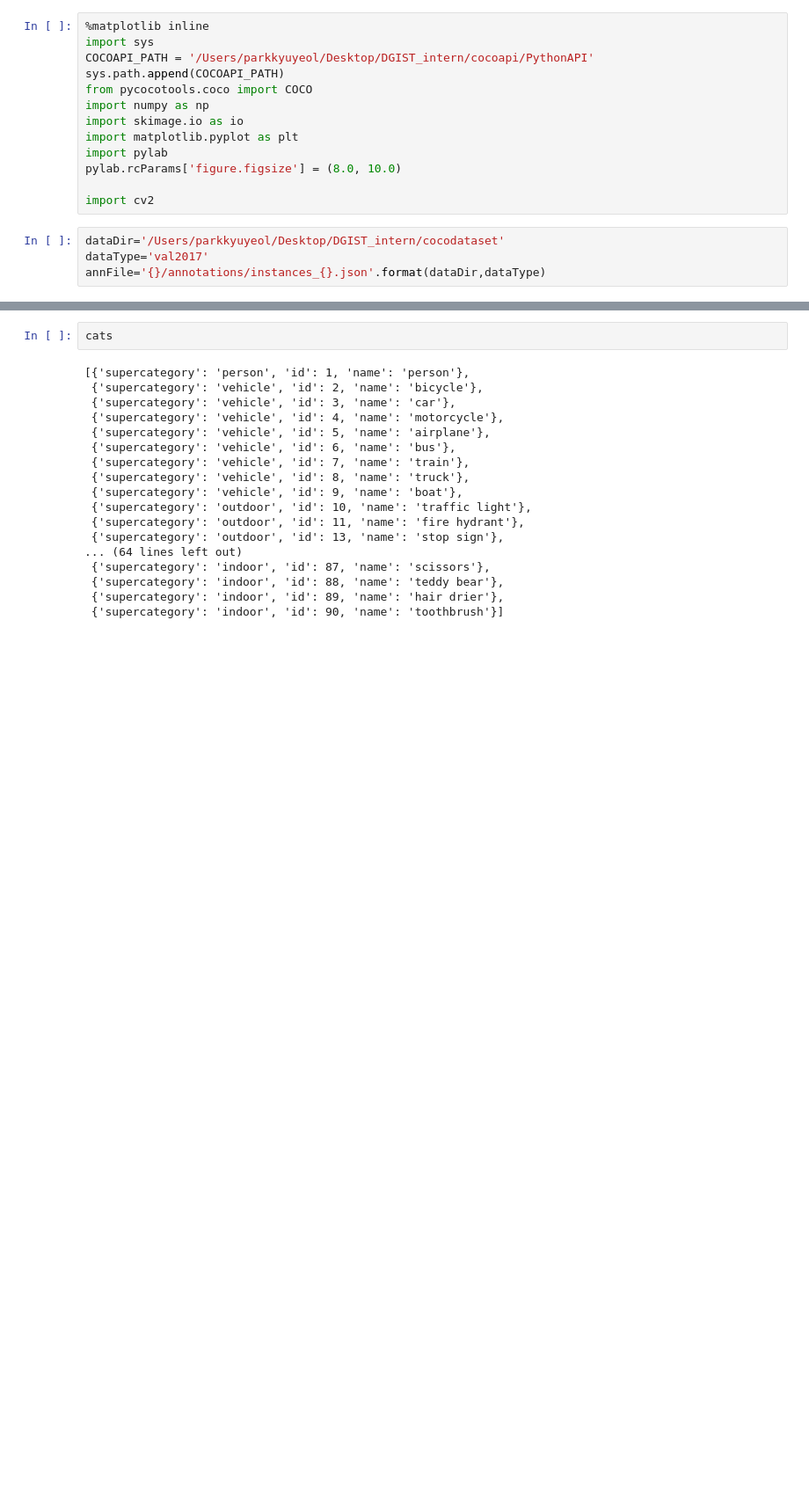
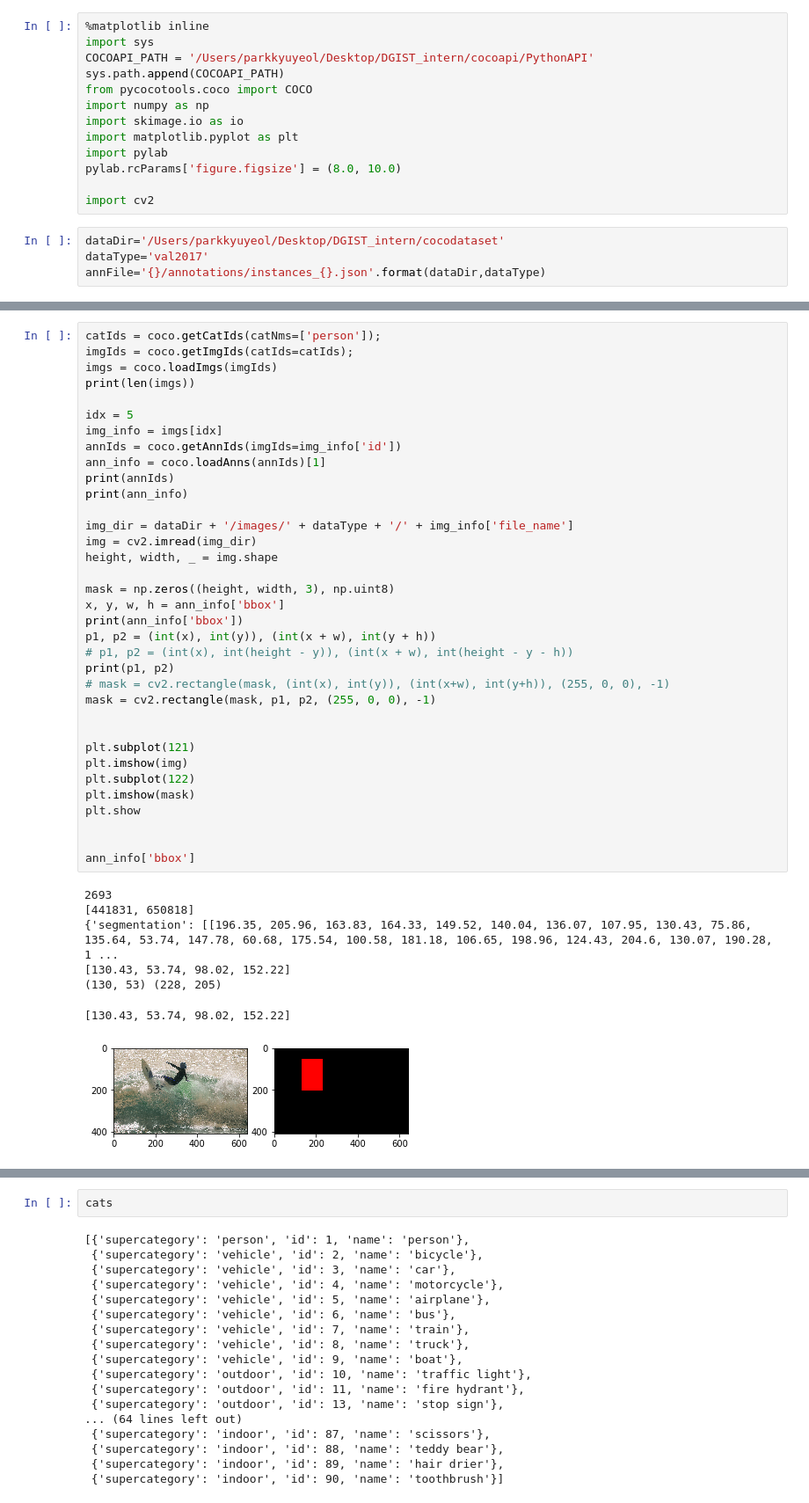
Before and after one commit to parkinkon1/Pytorch-UNet, a Jupyter notebook: coco-test.ipynb, the cells around one changed output, grey strips where cells are left out. Shown at 88% size. Cells and saved outputs as stored; diff of their text form; blank space fills up the shorter version.

```diff
--- a/coco-test.ipynb
+++ b/coco-test.ipynb
@@ -281,0 +468,43 @@ index created!
+# %%
+catIds = coco.getCatIds(catNms=['person']);
+imgIds = coco.getImgIds(catIds=catIds);
+imgs = coco.loadImgs(imgIds)
+print(len(imgs))
+
+idx = 5
+img_info = imgs[idx]
+annIds = coco.getAnnIds(imgIds=img_info['id'])
+ann_info = coco.loadAnns(annIds)[1]
+print(annIds)
+print(ann_info)
+
+img_dir = dataDir + '/images/' + dataType + '/' + img_info['file_name']
+img = cv2.imread(img_dir)
+height, width, _ = img.shape
+
+mask = np.zeros((height, width, 3), np.uint8)
+x, y, w, h = ann_info['bbox']
+print(ann_info['bbox'])
+p1, p2 = (int(x), int(y)), (int(x + w), int(y + h))
+# p1, p2 = (int(x), int(height - y)), (int(x + w), int(height - y - h))
+print(p1, p2)
+# mask = cv2.rectangle(mask, (int(x), int(y)), (int(x+w), int(y+h)), (255, 0, 0), -1)
+mask = cv2.rectangle(mask, p1, p2, (255, 0, 0), -1)
+
+
+plt.subplot(121)
+plt.imshow(img)
+plt.subplot(122)
+plt.imshow(mask)
+plt.show
+
+
+ann_info['bbox']
+# %% [output]
+2693
+[441831, 650818]
+{'segmentation': [[196.35, 205.96, 163.83, 164.33, 149.52, 140.04, 136.07, 107.95, 130.43, 75.86, 135.64, 53.74, 147.78, 60.68, 175.54, 100.58, 181.18, 106.65, 198.96, 124.43, 204.6, 130.07, 190.28, 1 ...
+[130.43, 53.74, 98.02, 152.22]
+(130, 53) (228, 205)
+[130.43, 53.74, 98.02, 152.22]
+[figure, added]
```
Also changed, not shown: parts of 24 cells of this notebook, 4 other files.
